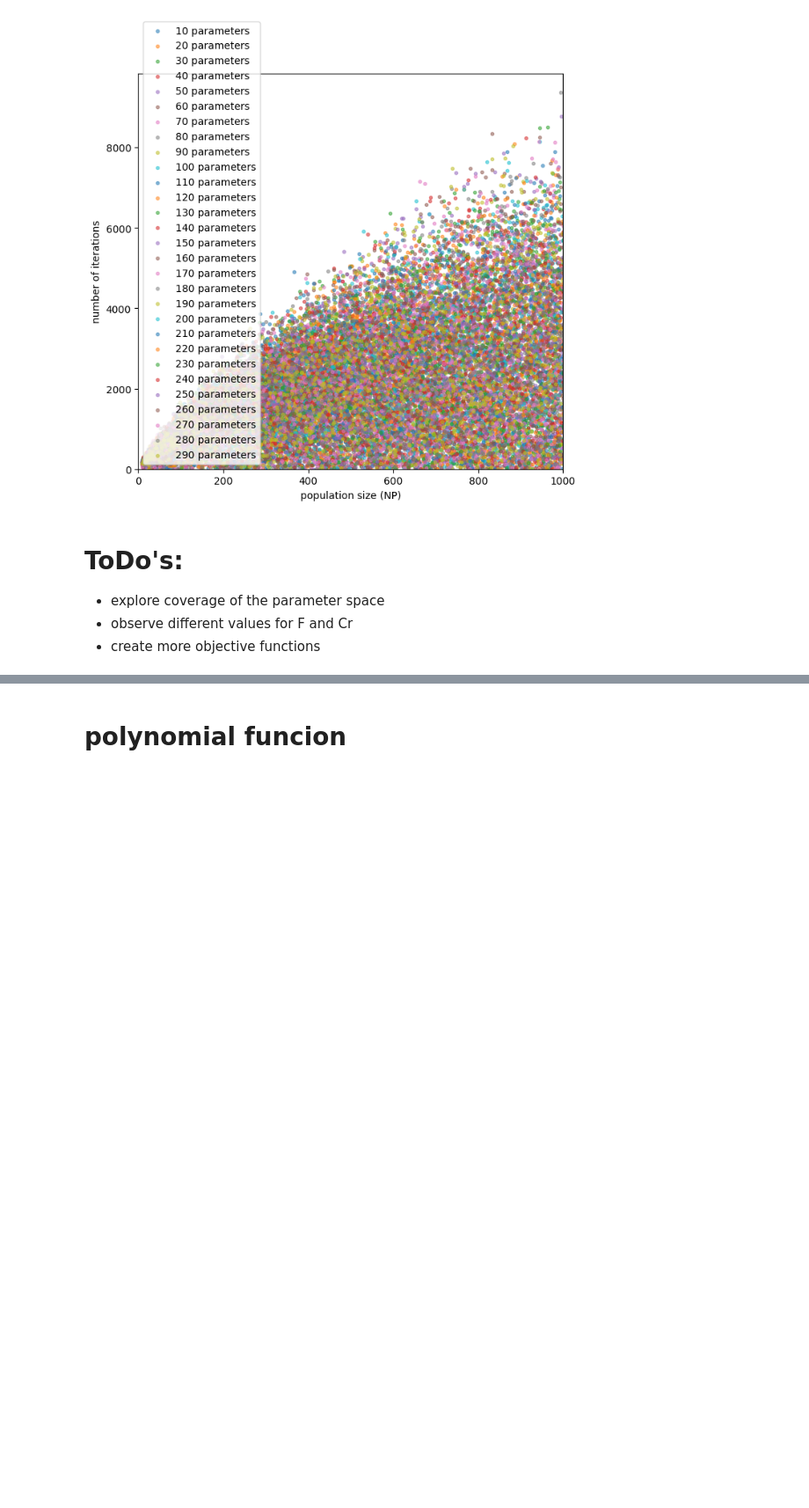
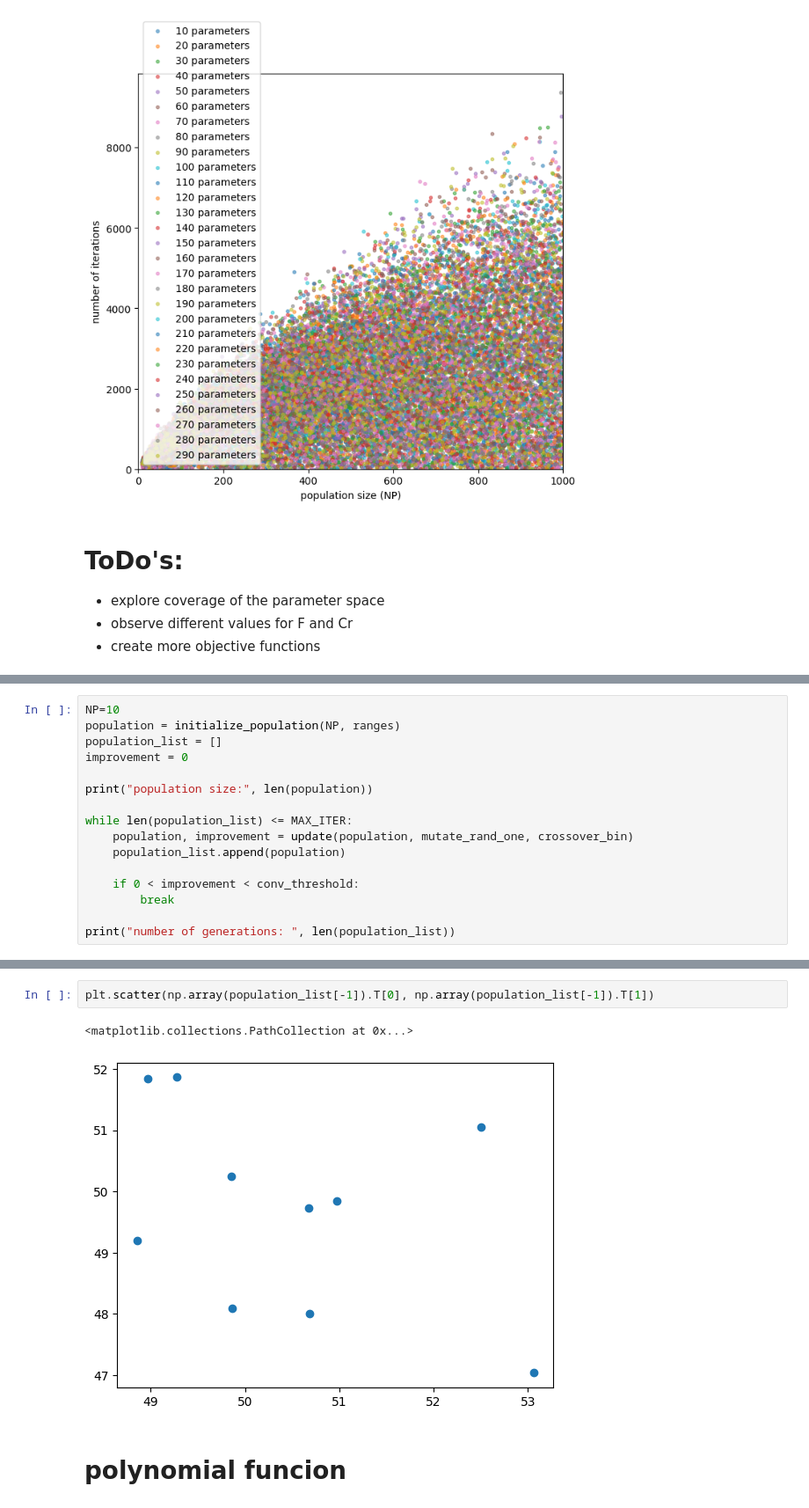
Before and after one commit to vallereichi/DeepDiveMSSM, a Jupyter notebook: diver/plots.ipynb, the cells around one changed output, grey strips where cells are left out. Shown at 88% size. Cells and saved outputs as stored; diff of their text form; blank space fills up the shorter version.

```diff
--- a/diver/plots.ipynb
+++ b/diver/plots.ipynb
@@ -74,0 +79,16 @@ plt.show()
+# %%
+NP=10
+population = initialize_population(NP, ranges)
+population_list = []
+improvement = 0
+
+print("population size:", len(population))
+
+while len(population_list) <= MAX_ITER:
+    population, improvement = update(population, mutate_rand_one, crossover_bin)
+    population_list.append(population)
+
+    if 0 < improvement < conv_threshold:
+        break
+
+print("number of generations: ", len(population_list))
@@ -75,3 +119,8 @@ plt.show()
+# %%
+plt.scatter(np.array(population_list[-1]).T[0], np.array(population_list[-1]).T[1])
+# %% [output]
+<matplotlib.collections.PathCollection at 0x...>
+[figure, added]
 # %% [markdown]
 # polynomial funcion
 # %%
```
Also changed, not shown: parts of 4 cells of this notebook, 3 other files.
